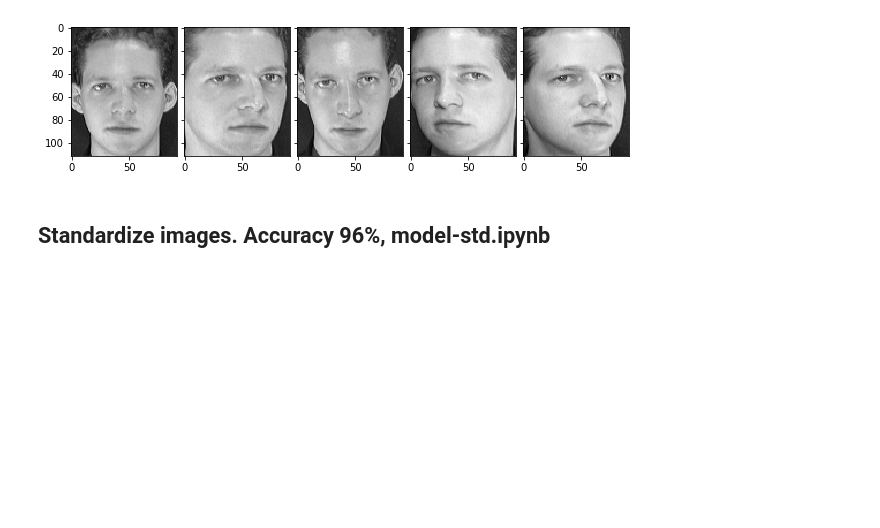
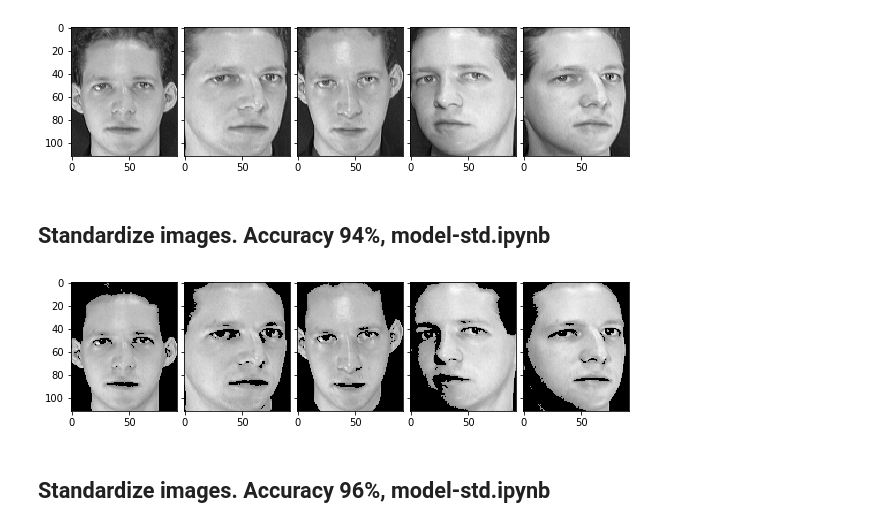
Before and after one commit to riteshkarval/face-recognition, a Jupyter notebook: data_visualization.ipynb, the cells around one changed output. Saved outputs shown, nothing was run; the diff lists cells and outputs as text; code cells hidden in the pictures; blank space fills up the shorter version.

```diff
--- a/data_visualization.ipynb
+++ b/data_visualization.ipynb
@@ -8,8 +8,26 @@ from PIL import Image
 import matplotlib.pyplot as plt
 from mpl_toolkits.axes_grid1 import ImageGrid
 import numpy as np
+# %%
+def read_bin_image(filename):
+    image1 = cv2.imread(filename)
+    img = cv2.cvtColor(image1, cv2.COLOR_BGR2GRAY)
+    ret, img = cv2.threshold(img, 120, 255, cv2.THRESH_TOZERO)
+    mean, std = img.mean(), img.std()
+    img = (img  - mean) / std
+    return img
 # %%
-def read_image(filename, byteorder='>'):
+r_imgs = []
+for i in range(5):
+    r_imgs.append(read_image('att-database-of-faces/s1/' + str(i+1) + '.pgm', 'rw+'))
+fig = plt.figure(figsize=(10,20))
+grid = ImageGrid(fig, 111,
+                 nrows_ncols=(1, 5),
+                 axes_pad=0.1,
+                 )
+for ax, im in zip(grid, r_imgs):#, r_im3, r_im]):
+    ax.imshow(im, cmap='gray')
+plt.show()def read_image(filename, byteorder='>'):
 
     #first we read the image, as a raw file to the buffer
     with open(filename, 'rb') as f:
@@ -47,6 +65,23 @@ for ax, im in zip(grid, r_imgs):#, r_im3, r_im]):
 plt.show()
 # %% [output]
 [figure]
+# %% [markdown]
+## Standardize images. Accuracy 94%, model-std.ipynb
+# %%
+import cv2
+r_imgs = []
+for i in range(5):
+    r_imgs.append(read_bin_image('att-database-of-faces/s1/' + str(i+1) + '.pgm'))
+fig = plt.figure(figsize=(10,20))
+grid = ImageGrid(fig, 111,
+                 nrows_ncols=(1, 5),
+                 axes_pad=0.1,
+                 )
+for ax, im in zip(grid, r_imgs):
+    ax.imshow(im, cmap='gray')
+plt.show()
+# %% [output]
+[figure, added]
 # %% [markdown]
 ## Standardize images. Accuracy 96%, model-std.ipynb
 # %%
```
Also changed, not shown: parts of 2 cells of this notebook, 1 other file.
